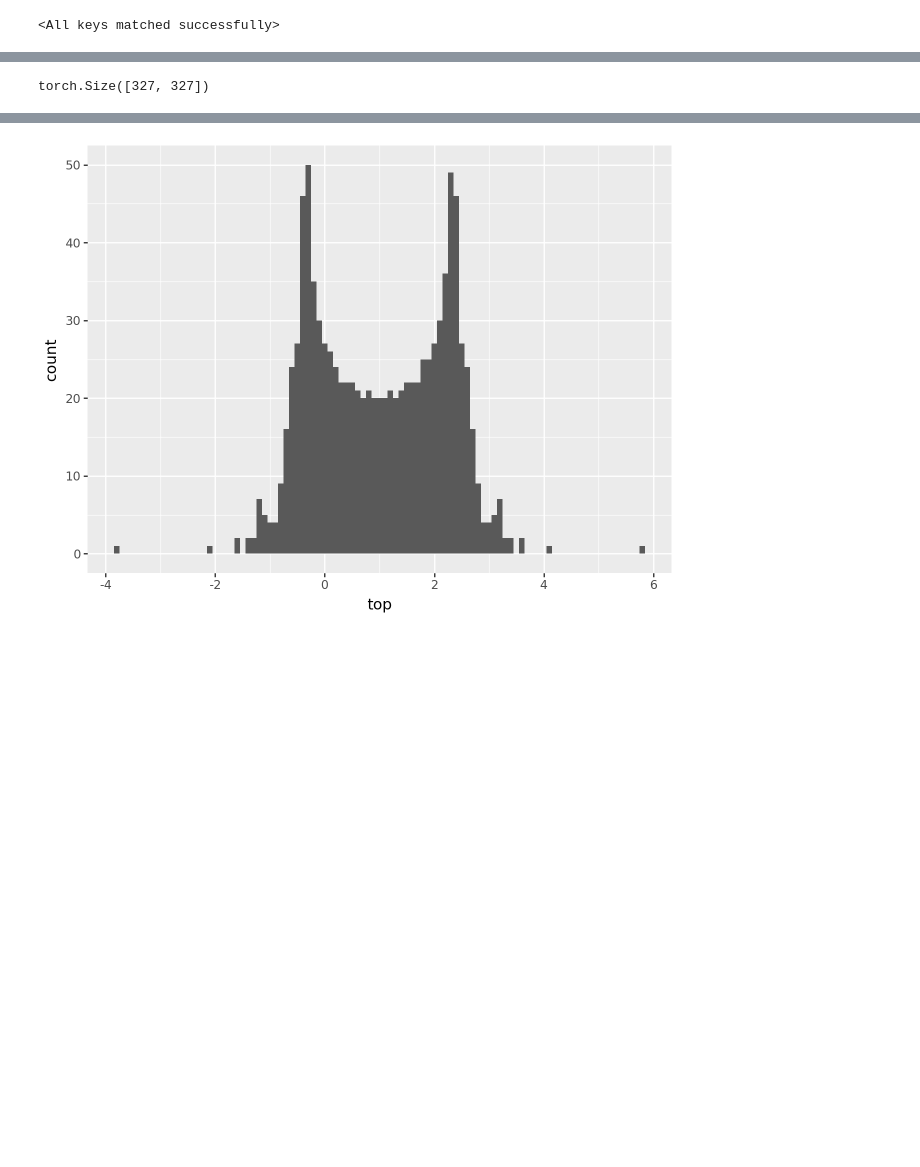
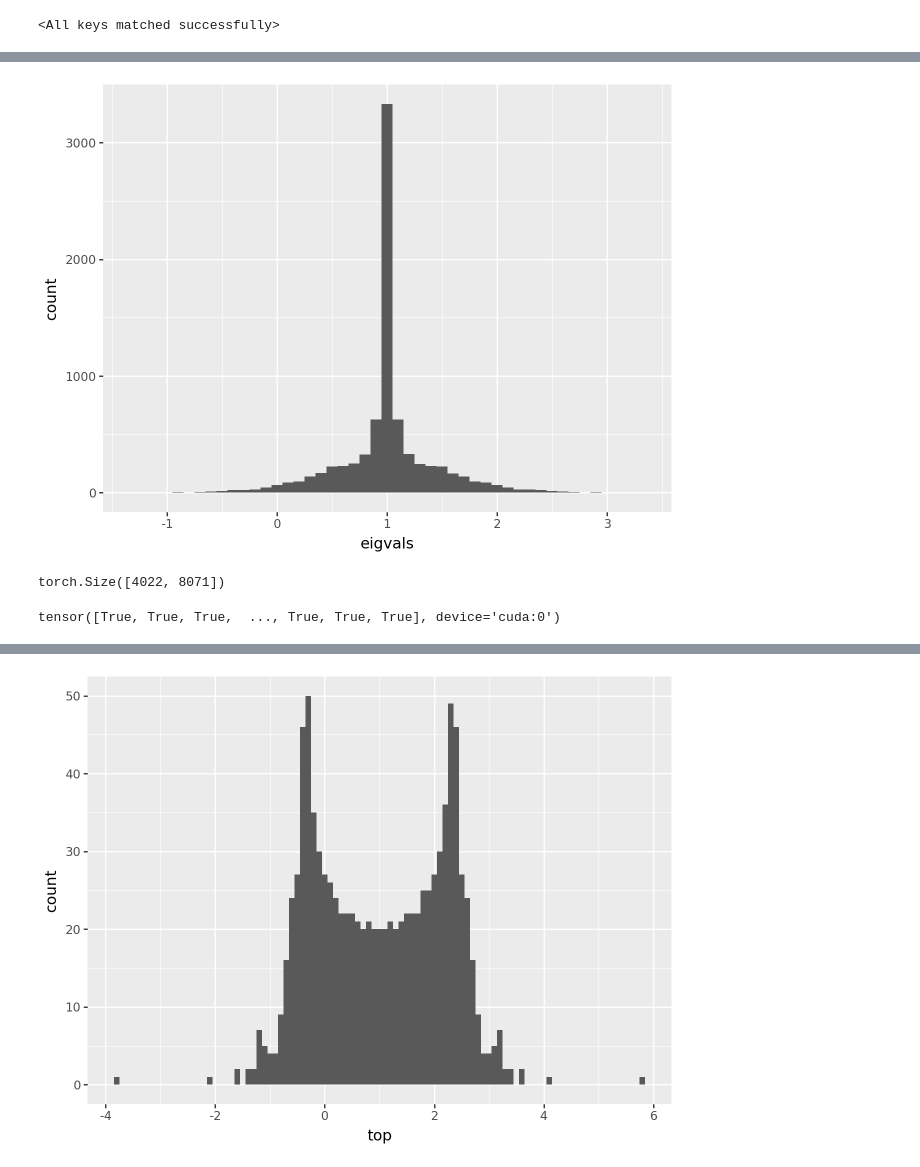
Before and after one commit to dashstander/ngram-markov, a Jupyter notebook: spectral.ipynb, the cells around one changed output, grey strips where cells are left out. Saved outputs shown, nothing was run; the diff lists cells and outputs as text; code cells hidden in the pictures; blank space fills up the shorter version.

```diff
--- a/spectral.ipynb
+++ b/spectral.ipynb
@@ -453 +558,7 @@ eig_df = pl.DataFrame({'top': top_eigvals.squeeze().cpu().numpy()})
+# %%
+eig_df = pl.DataFrame({'eigvals': eigvals.cpu().numpy()}).with_columns(source=pl.lit('top'))
+# %%
+ggplot(eig_df, aes(x='eigvals')) + geom_histogram(binwidth=0.1)
+# %% [output]
+[figure, added]
 # %%
@@ -455,4 +566,7 @@ eigenbasis = top_eigvecs.to('cpu').to_dense()
+# %%
+eigenbasis.shape
+# %% [output]
+torch.Size([4022, 8071])
 # %%
-eigenbasis.shape
 # %% [output]
-torch.Size([327, 327])
+tensor([True, True, True,  ..., True, True, True], device='cuda:0')
```
Also changed, not shown: parts of 20 cells of this notebook, 3 other files.
